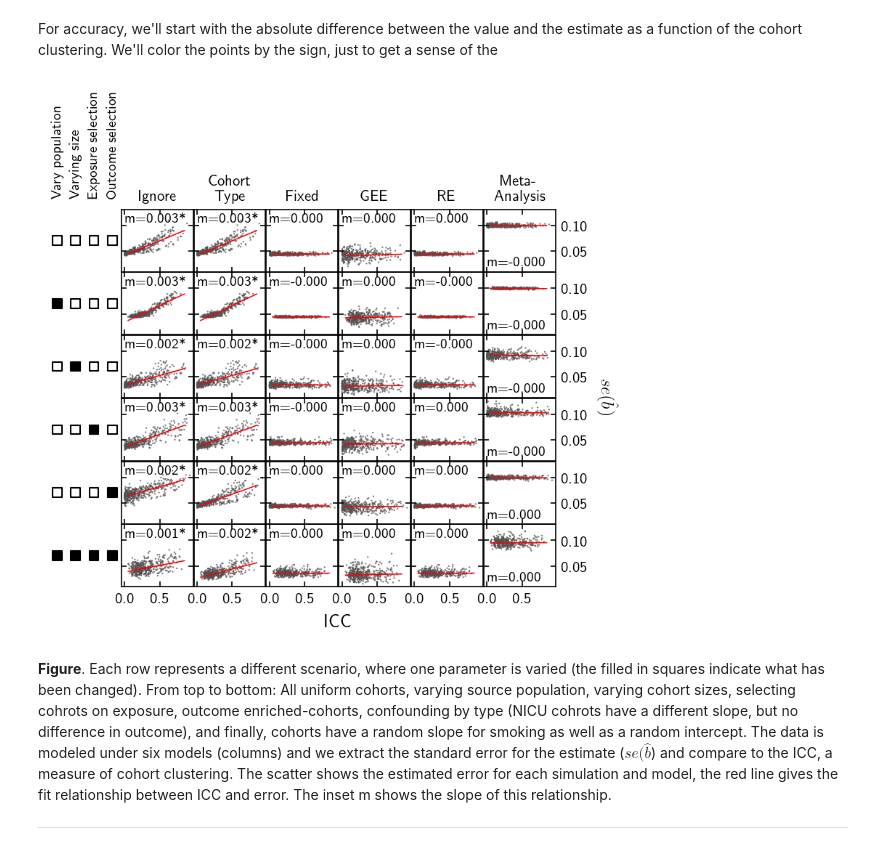
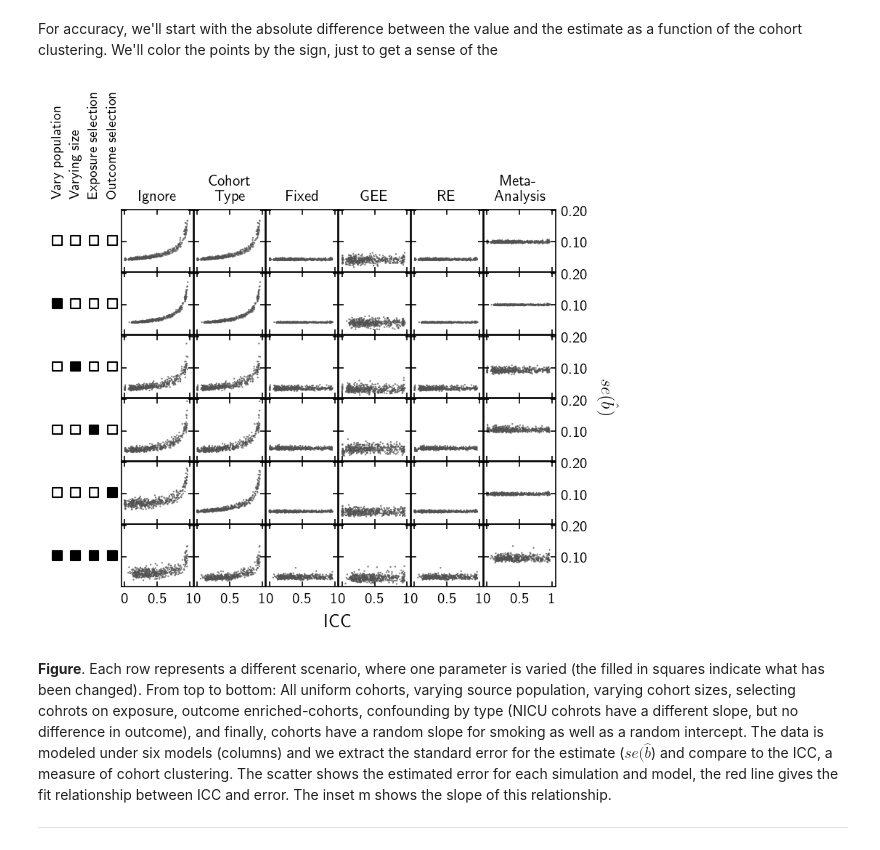
Before and after one commit to jwdebelius/theseus-autopsy, a Jupyter notebook: ipynb/Simulations.ipynb, the cells around one changed output. Drawn from its saved outputs; the diff is of its cells as text; code cells hidden in the pictures.

Commit message:
Updated statistics
Add MSE, coverage, bias, and power
Expand extreme ICCs (high and low)
Shrink parameters for population estimates

```diff
--- a/ipynb/Simulations.ipynb
+++ b/ipynb/Simulations.ipynb
@@ -1521,9 +1551,10 @@ uniform_keep = (extracted_params['converged'] | \
     (extracted_params['icc'] >= 0) & (extracted_params['icc'] <= 1)
 uniform_params = extracted_params.loc[uniform_keep].copy()
 uniform_params.reset_index(level='seed_effect', inplace=True)
-uniform_params['from_ref'] = uniform_params['param'] - uniform_params['seed_effect']
+uniform_params['from_ref'] = uniform_params['seed_effect'] - uniform_params['param']
 uniform_params['abs_diff'] = np.absolute(uniform_params['from_ref'])
 uniform_params['sign_diff'] = np.sign(uniform_params['from_ref'])
+uniform_params['sign_round'] = uniform_params['sign_diff'].mask(uniform_params['abs_diff'] < 5e-2, 0)
 uniform_params['icc2'] = uniform_params['icc'] / 0.05
 # %%
 trial_count = uniform_params.set_index('seed_effect', append=True).index.to_frame().copy()
@@ -1635,13 +1682,14 @@ def _scary_tree(fig, gs, ax_ref, i, j, scenario, model, x='icc',
     return ax_
 # %%
 def plot_ref_scatter(fig, gs, scenarios, check_mark='x', box_size=None,
-                     boxlinewidth=1,  ax_labels=None, check_color='k'):
+                     boxlinewidth=1,  ax_labels=None, check_color='k',
+                     offset=0, labeltop=True):
     """
 
     """
     for i, (bool_, _) in enumerate(scenarios):
         # Axis
-        ax = fig.add_subplot(gs[i, 0], facecolor='None',)
+        ax = fig.add_subplot(gs[i + offset, 0], facecolor='None',)
 
         num_factors = len(bool_)
         x_ref = np.linspace(0, 1, num_factors)
@@ -1670,7 +1718,8 @@ def plot_ref_scatter(fig, gs, scenarios, check_mark='x', box_size=None,
         ax.set_xticklabels(['Vary population', 'Varying size',
                             'Exposure selection', 'Outcome selection'],
                            rotation=90, size=9)
-        ax.xaxis.set_tick_params(bottom=False, labeltop=(i == 0), labelbottom=False)
+        ax.xaxis.set_tick_params(bottom=False, labeltop=(i == 0) & labeltop,
+                                 labelbottom=False)
         ax.yaxis.set_tick_params(left=False, labelleft=False)
         sn.despine(ax=ax, left=True, right=True, top=True, bottom=True)
 # %%
@@ -1688,7 +1737,13 @@ for i, scenario in enumerate(scenario_codes):
     for j, model in enumerate(tech_order):
         ax_ = _scary_tree(fig, gs, ax_, i, j, scenario, model,
                           linestyle='', alpha=0.75, linewidth=0.5)
+        ax_.set_xticks(np.arange(0, 1.1, 0.5))
         ax_.xaxis.set_tick_params(labelbottom=(scenario==15))
+        ax_.set_xticklabels(['0', '0.5', '1'])
+        ax_.set_ylim(-1.5, 1.5)
+        ax_.set_yticks(np.arange(-1, 2, 1), minor=True)
+        ax_.grid(visible=True, axis='y', which='major')
+
 plot_ref_scatter(fig=fig, gs=gs, scenarios=scenarios_lo_var, check_mark='s')
 
 ax_l = fig.add_subplot(gs[:, 1:], facecolor='None')
@@ -1816,6 +1871,8 @@ def _plot_regression_one_level(ax_, data, scenario, model, formula,
 #### Percision square plot
 # %% [markdown]
 For accuracy, we'll start with the absolute difference between the value and the estimate as a function of the cohort clustering. We'll color the points by the sign, just to get a sense of the
+# %%
+uniform_params['bse_inv'] = 1 / uniform_params['bse']
 # %%
 fig = plt.figure(dpi=150, constrained_layout=0, figsize=(6, 4.5))
 gs = fig.add_gridspec(6, 7, wspace=0.01, hspace=0.01)
@@ -1833,57 +1890,38 @@ for i, scenario in enumerate(scenario_codes):
                                  y='bse',
                                  # hue='sign_diff',
                                  # palette={-1: 'b', 1: 'r'},
                                  # palette='viridis',
                                  ax_ref=ax_)
         ax_.set_facecolor('None')
         ax_.xaxis.set_tick_params(labelbottom=(i == len(scenario_codes) - 1))
-        ax_.xaxis.set_major_formatter(ticker.StrMethodFormatter('{x:1.1f}'))
+        # ax_.xaxis.set_major_formatter(ticker.StrMethodFormatter('{x:1.1f}'))
         ax_.yaxis.set_major_formatter(ticker.StrMethodFormatter('{x:1.2f}'))
         ax_r.append(ax_)
+        ax_.set_xlim(-0.05, 1.05)
+        ax_.set_xticks(np.arange(0, 1.05, 0.5))
+        ax_.set_xticklabels(['0', '0.5', '1'])
     axes.append(ax_r)
 
 predict_df = pd.DataFrame.from_dict(
     orient='columns',
     data={'icc2': np.linspace(0.05, 0.85, 25) / 0.05,
           'seed_effect': np.ones(25) * -0.1,
           }
 )
-
-
-bse_fits = dict()
-for scenario, ax_r in zip(*(scenario_codes, axes)):
-    for ax, model in zip(*(ax_r, tech_order)):
-        # if not ((model == 'ignore') & (scenario == 0)):
-            # continue
-        m1 = _plot_regression_one_level(
-            ax_=ax,
-            data=uniform_params,
-            scenario=scenario,
-            model=model,
-            predict_df=predict_df,
-            formula='bse ~ icc2 + C(seed_effect)',
-            # text_kws=dict(va='top'),
-            ref_scale=0.05,
-            line_kws=dict(color='r'),
-            yscale=0.95 - 0.9 * (model in {'meta'}),
-            text_kws=dict(va={'meta': 'bottom'}.get(model, 'top')),
-            sig_alpha=0.05/35,
-            )
-        bse_fits[(scenario, model)] = m1
 
 plot_ref_scatter(fig=fig, gs=gs, scenarios=scenarios_lo_var, check_mark='s')
 
 ax_l = fig.add_subplot(gs[:, 1:], facecolor='None')
 ax_l.set_ylabel('$se(\hat{b})$', size=12, rotation=-90, va='bottom', labelpad=42)
 ax_l.yaxis.set_label_position('right')
 ax_l.set_xlabel('ICC', size=12, labelpad=18)
 ax_l.xaxis.set_tick_params(bottom=False, labelbottom=False, top=False, labeltop=False, length=0, labelsize=0)
 ax_l.yaxis.set_tick_params(bottom=False, labelbottom=False, top=False, labeltop=False, length=0, labelsize=0)
 sn.despine(ax=ax_l, left=True, right=True, top=True, bottom=True)
 
 fig
 # %% [output]
-[figure, old version]
+[figure, new version]
 # %% [markdown]
 **Figure**. Each row represents a different scenario, where one parameter is varied (the filled in squares indicate what has been changed). From top to bottom: All uniform cohorts, varying source population, varying cohort sizes, selecting cohrots on exposure, outcome enriched-cohorts, confounding by type (NICU cohrots have a different slope, but no difference in outcome), and finally, cohorts have a random slope for smoking as well as a random intercept. The data is modeled under six models (columns) and we extract the standard error for the estimate ($se(\hat{b}$) and compare to the ICC, a measure of cohort clustering. The scatter shows the estimated error for each simulation and model, the red line gives the fit relationship between ICC and error. The inset m shows the slope of this relationship.
 
```
Also changed, not shown: parts of 65 cells of this notebook.
